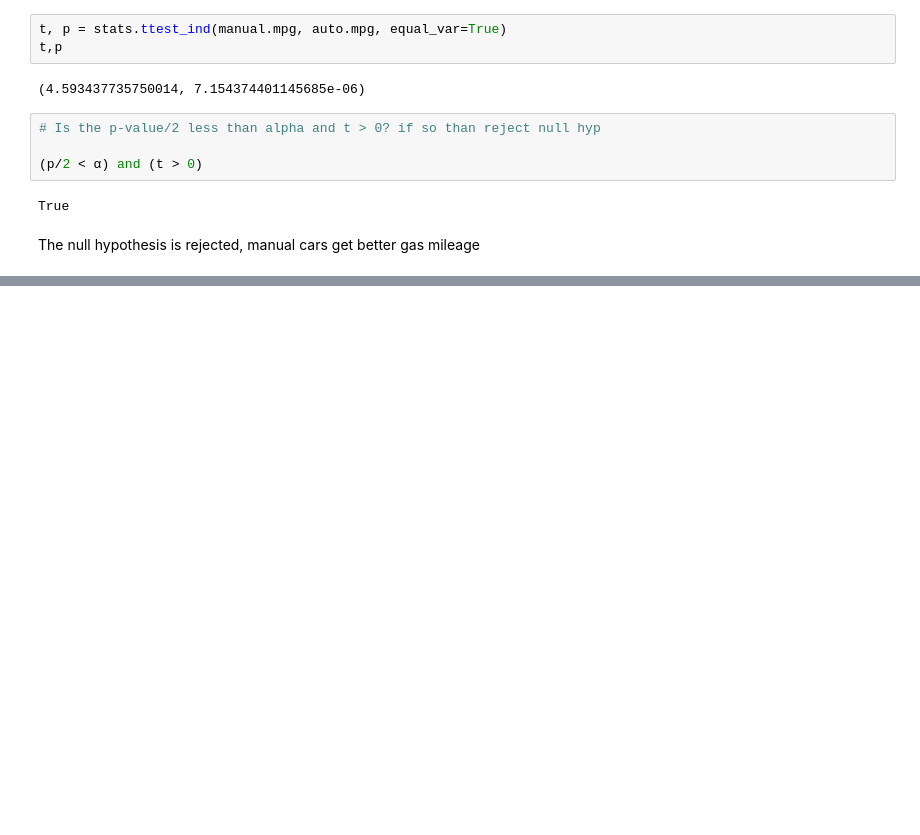
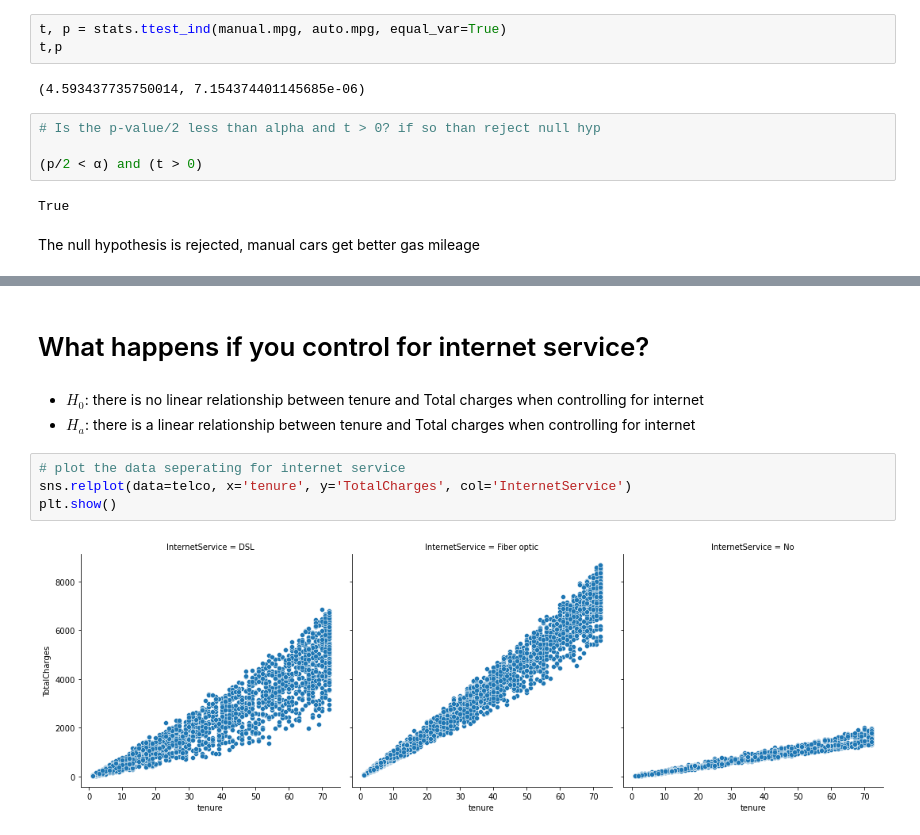
Before and after one commit to DanChurchill/statistics-exercises, a Jupyter notebook: hypothesis_testing.ipynb, the cells around one changed output, grey strips where cells are left out. Drawn from its saved outputs; the diff is of its cells as text; blank space fills up the shorter version.

```diff
--- a/hypothesis_testing.ipynb
+++ b/hypothesis_testing.ipynb
@@ -180,0 +313,11 @@ The null hypothesis is rejected, manual cars get better gas mileage
+# %% [markdown]
+# What happens if you control for internet service?
+# %% [markdown]
+- $H_0$: there is no linear relationship between tenure and Total charges when controlling for internet
+- $H_a$: there is a linear relationship between tenure and Total charges when controlling for internet
+# %%
+# plot the data seperating for internet service
+sns.relplot(data=telco, x='tenure', y='TotalCharges', col='InternetService')
+plt.show()
+# %% [output]
+[figure, added]
```
Also changed, not shown: parts of 44 cells of this notebook.
